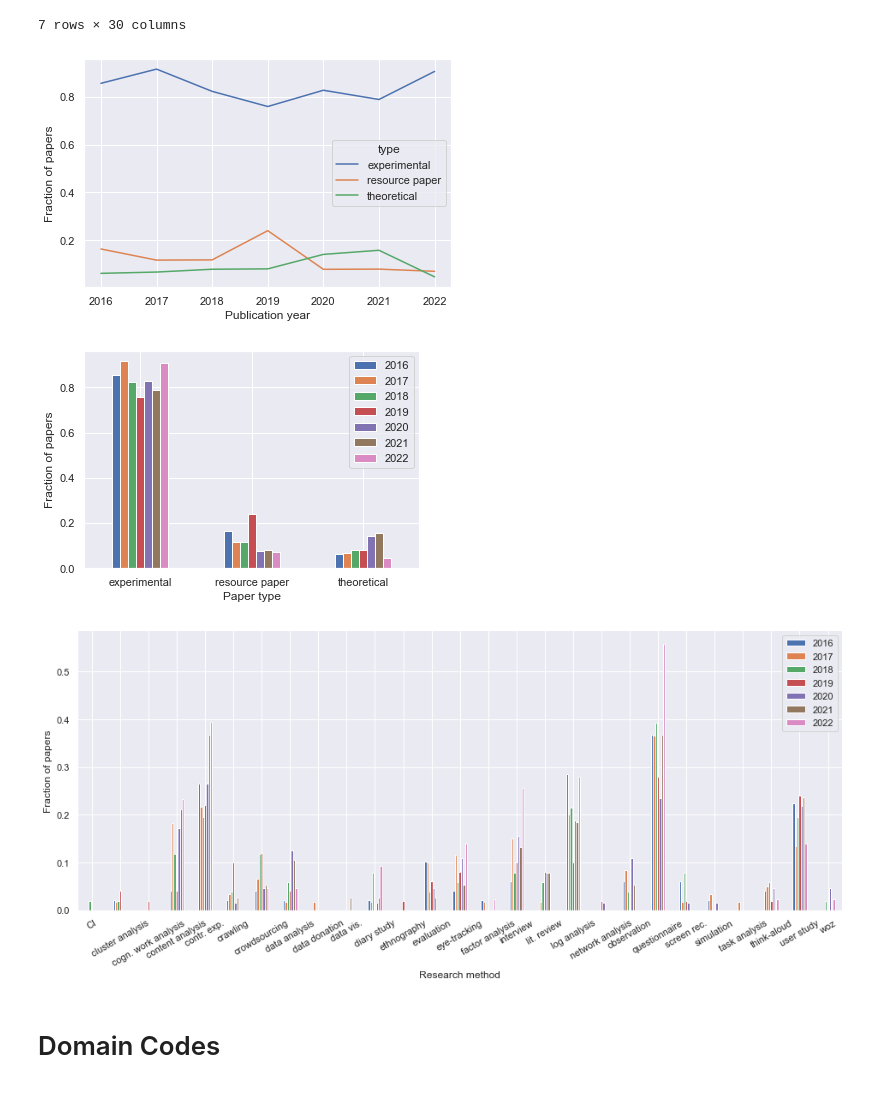
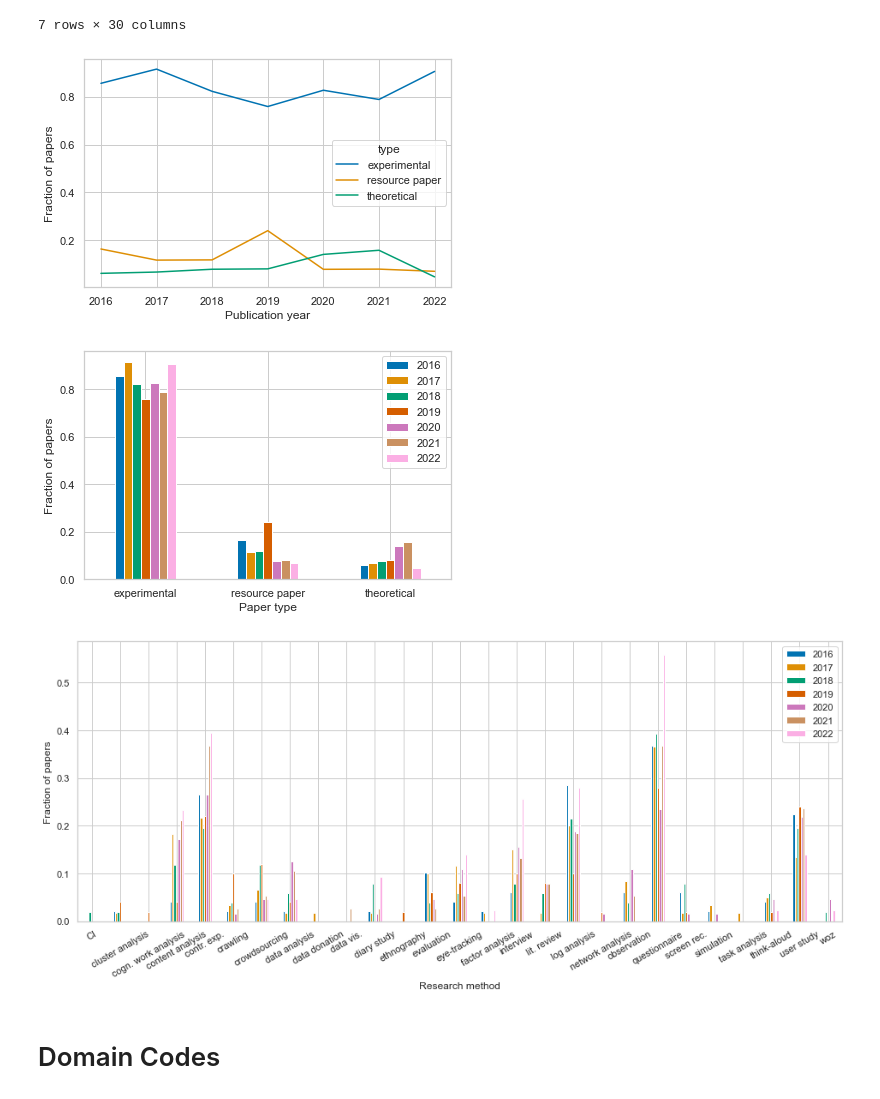
Before and after one commit to marijnkoolen/CHIIR-2023-Sharing-Citing, a Jupyter notebook: notebooks/CHIIR-type-method-focus-analysis.ipynb, the cells around one changed output. Drawn from its saved outputs; the diff is of its cells as text; code cells hidden in the pictures.

Commit message:
Extend analysis

```diff
--- a/notebooks/CHIIR-type-method-focus-analysis.ipynb
+++ b/notebooks/CHIIR-type-method-focus-analysis.ipynb
@@ -4,10 +4,10 @@ import matplotlib.pyplot as plt
 import seaborn as sns
 
 # set seaborn style
-sns.set_theme()
+sns.set_theme(style="whitegrid", palette="colorblind")
 
 
-cat_file = '../data/data-chiir2023-analysis/filtered-codes.tsv'
+cat_file = '../data/codes/filtered-codes.tsv'
 #cat_file = '../data/data-chiir2023-analysis/all-data.one-hot.tsv'
 
 df = pd.read_csv(cat_file, index_col=False, sep='\t')
@@ -136,5 +140,5 @@ Index(['experimental', 'resource paper', 'theoretical'], dtype='object', name='c
 # %%
-design
+design = pd.concat([design_type, design_method], axis=1)
 design['year'] = df[['DOI','year']].drop_duplicates().set_index('DOI')
 design['year'] = design.year.astype(int)
 design
@@ -174,19 +178,23 @@ design_year_frac.columns = design_year_frac.columns.rename('type')
 # %%
 ax = design_year_frac[type_cols].plot(rot=0, stacked=False);
 
 ax.set_ylabel('Fraction of papers');
 ax.set_xlabel('Publication year');
 ax.figure.tight_layout();
 
 ax.figure.savefig('../images/year-type.png', dpi=300)
 
 ax = design_year_frac[type_cols].T.plot(kind='bar', rot=0);
 
 ax.set_ylabel('Fraction of papers');
 ax.set_xlabel('Paper type');
+
+ax.figure.tight_layout();
+
+ax.figure.savefig('../images/year-type.png', dpi=300)
 # %% [output]
-[figure, old version]
+[figure, new version]
-[figure, old version]
+[figure, new version]
 # %%
 method_map = {method: method for method in method_cols}
 method_map = {
@@ -227,7 +235,7 @@ ax.set_ylabel('Fraction of papers');
 ax.set_xlabel('Research method');
 ax.figure.set_size_inches(16,6)
 # %% [output]
-[figure, old version]
+[figure, new version]
 # %% [markdown]
 # Domain Codes
 # %%
```
Also changed, not shown: parts of 17 cells of this notebook, 15 other files.
